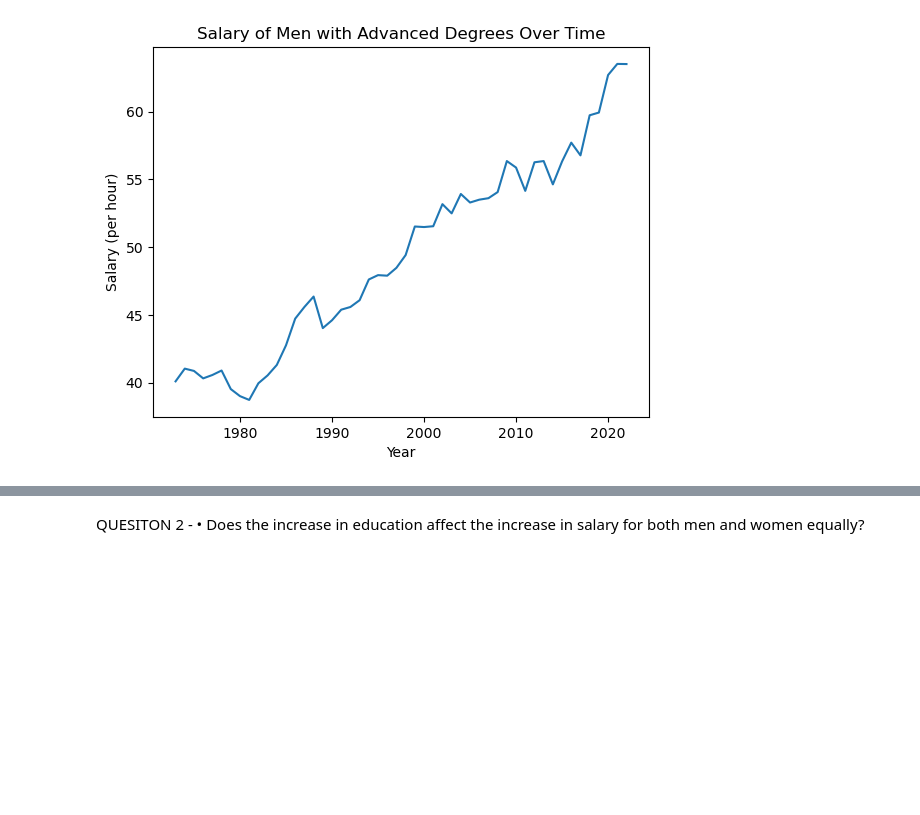
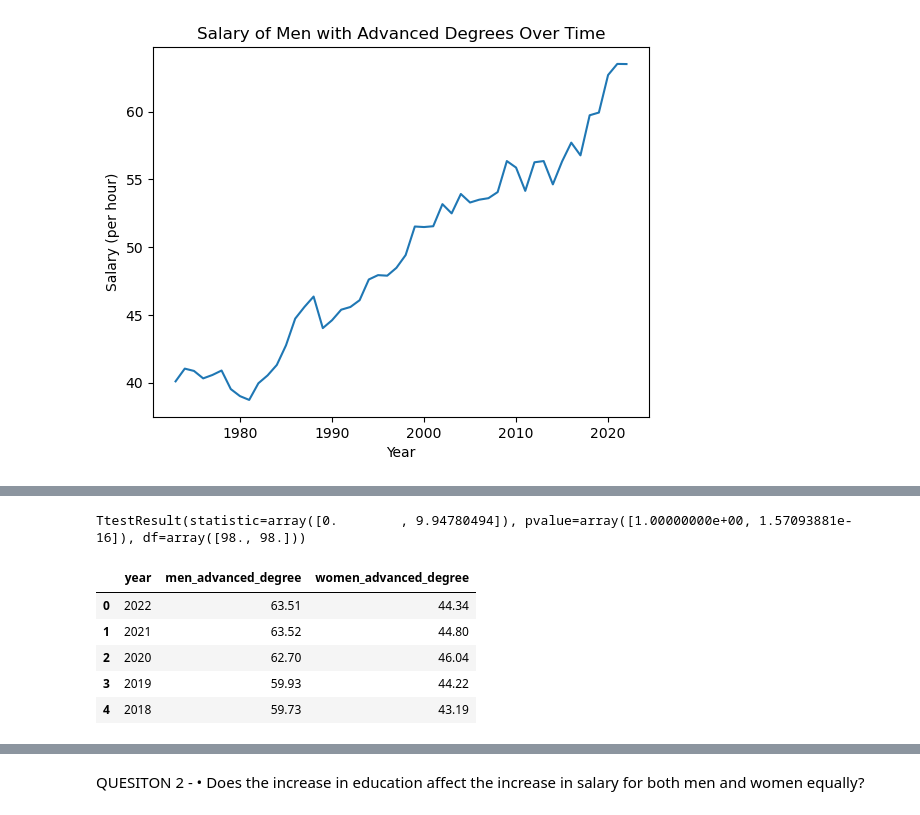
Before and after one commit to Crashapple/Project_1, a Jupyter notebook: Project1.ipynb, the cells around one changed output, grey strips where cells are left out. Drawn from its saved outputs; the diff is of its cells as text; code cells hidden in the pictures; blank space fills up the shorter version.

Commit message:
Stats

```diff
--- a/Project1.ipynb
+++ b/Project1.ipynb
@@ -89,0 +110,14 @@ plt.show()
+# %%
+stats.ttest_ind(men_with_advanced_degree, women_with_advanced_degree)
+# %% [output]
+TtestResult(statistic=array([0.        , 9.94780494]), pvalue=array([1.00000000e+00, 1.57093881e-16]), df=array([98., 98.]))
+# %%
+df_gender = df.iloc[:, [0, 10, 15]]
+df_gender.head()
+# %% [output]
+|  | year | men_advanced_degree | women_advanced_degree |
+| 0 | 2022 | 63.51 | 44.34 |
+| 1 | 2021 | 63.52 | 44.80 |
+| 2 | 2020 | 62.70 | 46.04 |
+| 3 | 2019 | 59.93 | 44.22 |
+| 4 | 2018 | 59.73 | 43.19 |
```
Also changed, not shown: parts of 9 cells of this notebook.
